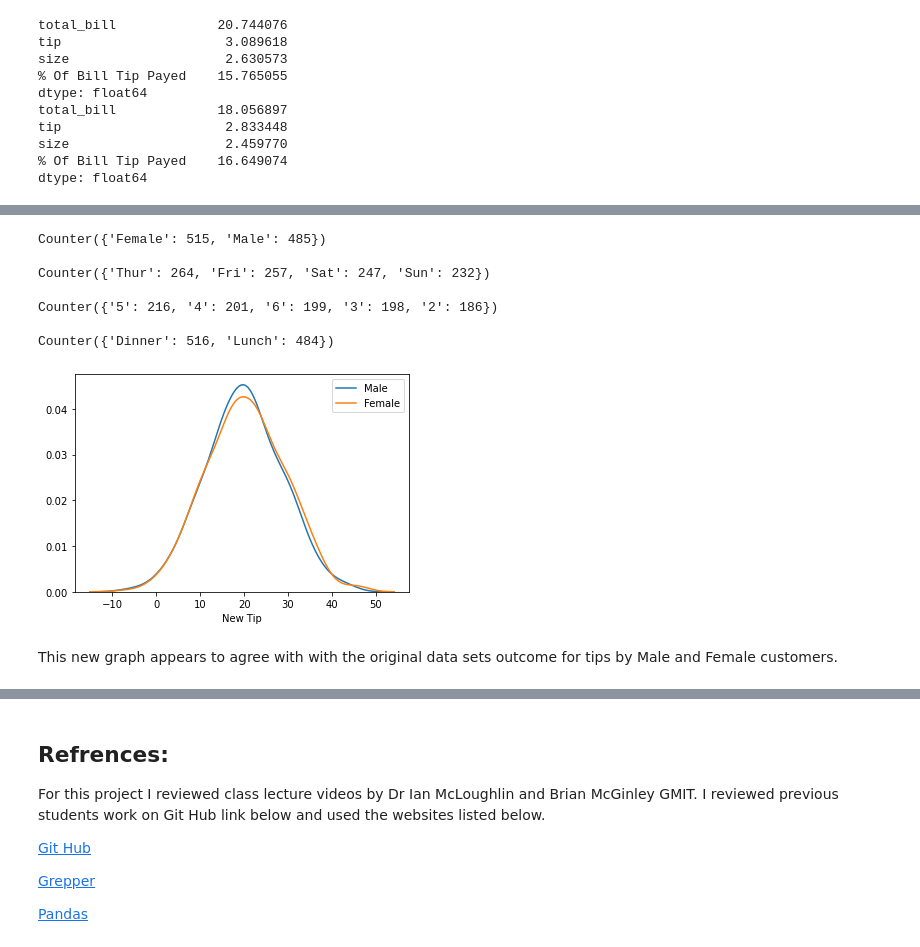
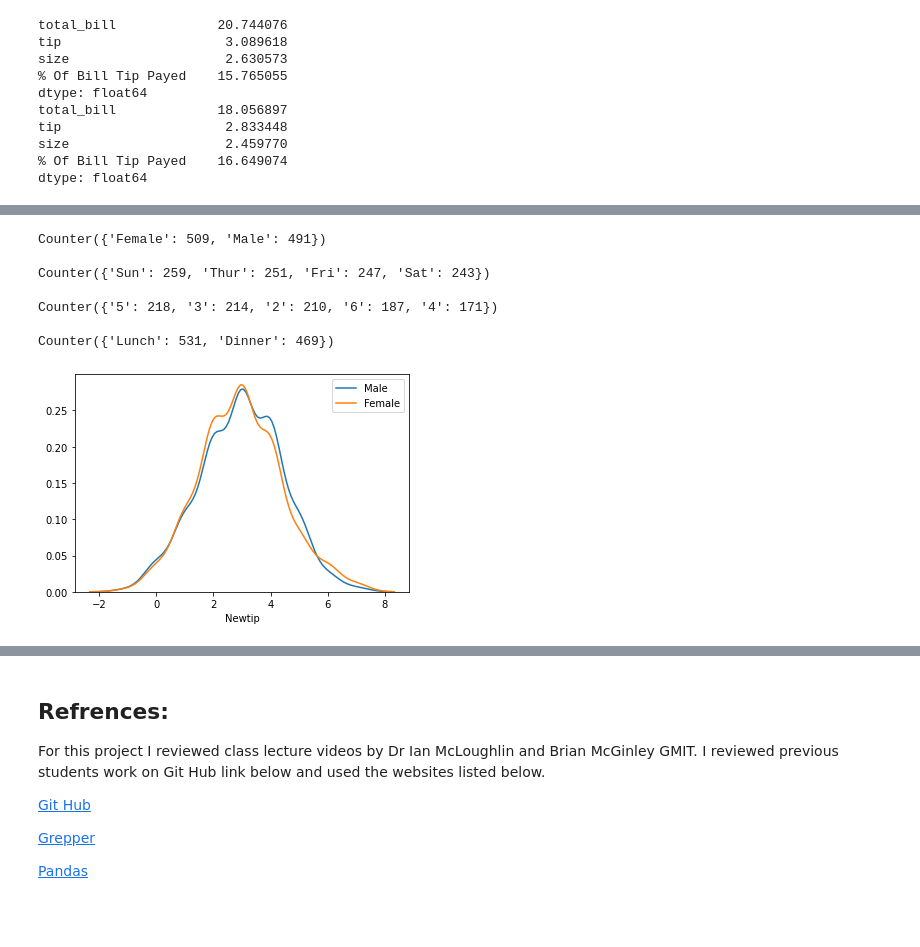
Before and after one commit to LauraBrogan/Programming-Project-2020, a Jupyter notebook: Programming Project 2020.ipynb, the cells around one changed output, grey strips where cells are left out. Cells and saved outputs as stored; diff of their text form; code cells hidden in the pictures; blank space fills up the shorter version.

```diff
--- a/Programming Project 2020.ipynb
+++ b/Programming Project 2020.ipynb
@@ -118,16 +124,16 @@ Creating new based on previous
 # %%
-#using the mean and standard deviation form the tips data set I create a new tips data set using the random function.
+#using the mean and standard deviation form the tips data set on bill toatal I create a new tips data set using the random function.
 from scipy.stats import norm
 
 mean_rating = 19.75
 std_devn_rating = 8.9
 
-newtips = []
+newbilltotal = []
 for i in range(1000):
     new_val=mean_rating + np.random.normal()*std_devn_rating
-    newtips.append(round(new_val))
+    newbilltotal.append(round(new_val))
 # %%
-mydataset = pd.DataFrame(newtips, columns=['New Tip'])
-sns.distplot(mydataset['New Tip'],kde=False,bins=200)
+mydataset = pd.DataFrame(newbilltotal, columns=['Newbilltotal'])
+sns.distplot(mydataset['Newbilltotal'],kde=False,bins=200)
 plt.show()
 # %% [output]
@@ -134,0 +141,10 @@ plt.show()
+# %%
+mean_rating = 2.99
+std_devn_rating = 1.38
+
+newtip = []
+for i in range(1000):
+    new_val=mean_rating + np.random.normal()*std_devn_rating
+    newtip.append(round(new_val))
+mydataset.insert(1,"Newtip",newtip,True)
+mydataset.head()
@@ -207,21 +240,19 @@ mydataset.head()
 for i in ['Newsex','NewDay','Newsize','Newtime']:
     print (cnt(mydataset.iloc[:][i]),'\n')
 # %% [output]
-Counter({'Female': 515, 'Male': 485})
+Counter({'Female': 509, 'Male': 491})
 
-Counter({'Thur': 264, 'Fri': 257, 'Sat': 247, 'Sun': 232})
+Counter({'Sun': 259, 'Thur': 251, 'Fri': 247, 'Sat': 243})
 
-Counter({'5': 216, '4': 201, '6': 199, '3': 198, '2': 186})
+Counter({'5': 218, '3': 214, '2': 210, '6': 187, '4': 171})
 
-Counter({'Dinner': 516, 'Lunch': 484})
+Counter({'Lunch': 531, 'Dinner': 469})
 # %%
 male=mydataset.loc[(mydataset['Newsex']=='Male')]
 female=mydataset.loc[mydataset['Newsex']=='Female']
-sns.distplot(male['New Tip'], hist=False, label='Male')
-sns.distplot(female['New Tip'], hist=False, label='Female')
+sns.distplot(male['Newtip'], hist=False, label='Male')
+sns.distplot(female['Newtip'], hist=False, label='Female')
 
 plt.show()
 # %% [output]
-[figure, old version]
+[figure, new version]
-# %% [markdown]
-This new graph appears to agree with with the original data sets outcome for tips by Male and Female customers.
```
Also changed, not shown: parts of 23 cells of this notebook.
